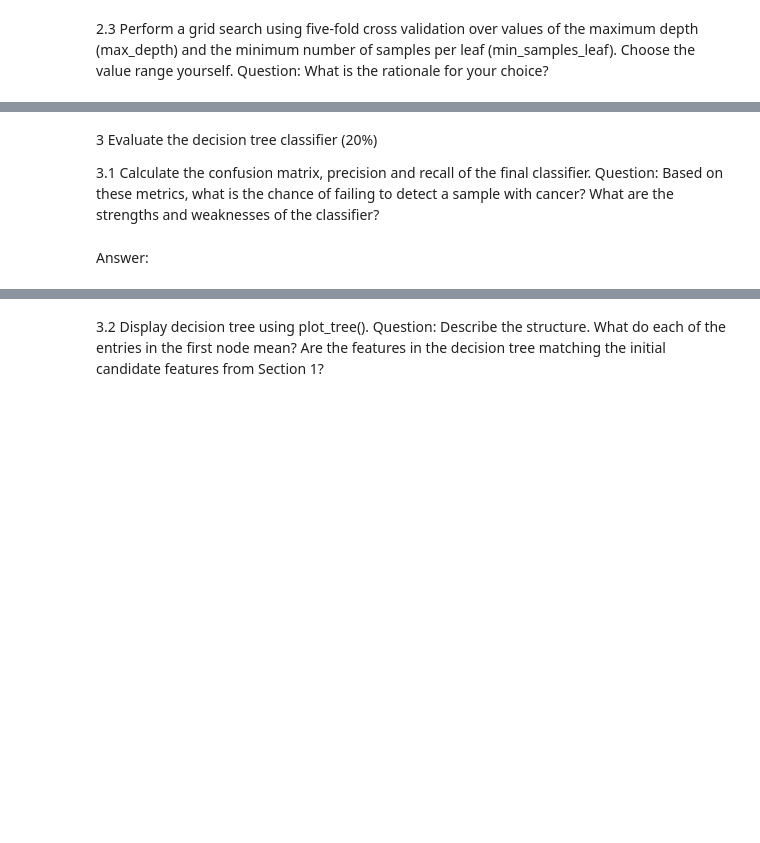
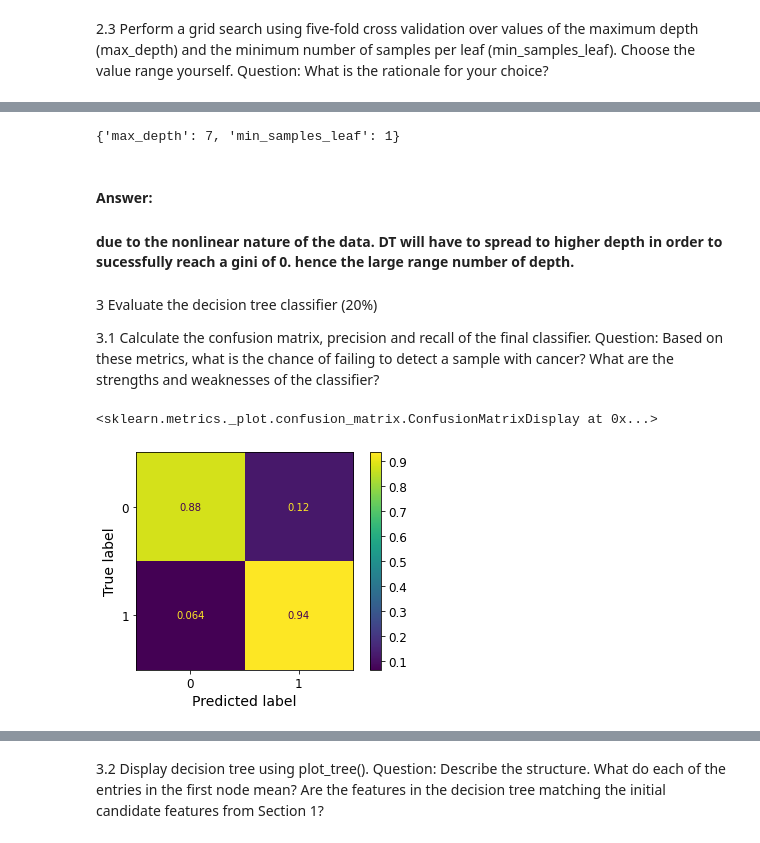
Before and after one commit to RoastedKernel/uni_Machine_Learning, a Jupyter notebook: Uni_Sub/ML_Tools/assign2/Assignment2_Template(1).ipynb, the cells around one changed output, grey strips where cells are left out. Cells and saved outputs as stored; diff of their text form; code cells hidden in the pictures; blank space fills up the shorter version.

```diff
--- a/Uni_Sub/ML_Tools/assign2/Assignment2_Template(1).ipynb
+++ b/Uni_Sub/ML_Tools/assign2/Assignment2_Template(1).ipynb
@@ -183,11 +204,16 @@ analysis_point_df
 # code here
 from sklearn.model_selection import train_test_split
 
-X_train, X_test, y_train, y_test = train_test_split(X, y, test_size=0.20, random_state=42)
+X = data_DT.drop(columns = "target")
+y = data_DT["target"]
 
+X_train, X_test, y_train, y_test = train_test_split(X, y, test_size=0.20, random_state=0)
+
+ap_df_t = analysis_point_df
+ap_df = pd.concat([ap_df_t]*len(X_train),ignore_index=True)
 
 from sklearn.tree import DecisionTreeClassifier
 
 
-DecisionTree = DecisionTreeClassifier(criterion='gini', max_depth=None, random_state=0
+DecisionTree = DecisionTreeClassifier(criterion='gini', random_state=0
                                       ,class_weight="balanced")
@@ -207,7 +246,7 @@ from sklearn.model_selection import GridSearchCV
 
 param_grid = [
     # try 18 (3×6) combinations of hyperparameters
-    {'max_depth': [1,2, 4, 5, 6, 7, 8,9,10], 'min_samples_leaf': [1 ,2, 4, 6,7,8,9,10,11,12]}]
+    {'max_depth': [1,2, 4, 5, 6, 7, 8,9,10], 'min_samples_leaf': [1 ,2, 4, 5, 6]}]
 
 # train across 10 folds, that's a total of (18+18)*10=360 rounds of training
 grid_search = GridSearchCV(DecisionTree, param_grid, cv=5,
@@ -215,4 +254,3 @@ grid_search = GridSearchCV(DecisionTree, param_grid, cv=5,
                            return_train_score=True,n_jobs=-1)
 
 grid_search.fit(X_train, y_train)
-grid_search.best_params_
@@ -221,3 +276,11 @@ Answer:
+# %%
+grid_search.best_params_
+# %% [output]
+{'max_depth': 7, 'min_samples_leaf': 1}
+# %% [markdown]
+#### Answer:
+
+#### due to the nonlinear nature of the data. DT will have to spread to higher depth in order to sucessfully reach a gini of 0. hence the large range number of depth.
 # %% [markdown]
 3	Evaluate the decision tree classifier (20%)
 
@@ -227,2 +288,9 @@ Answer:
-# %% [markdown]
-Answer:
+# %%
+# code here
+from sklearn.metrics import plot_confusion_matrix
+from sklearn.metrics import classification_report
+clf_DT = grid_search.best_estimator_
+plot_confusion_matrix(clf_DT, X_test, y_test, normalize = "true")
+# %% [output]
+<sklearn.metrics._plot.confusion_matrix.ConfusionMatrixDisplay at 0x...>
+[figure, added]
```
Also changed, not shown: parts of 45 cells of this notebook, 4 other files.
